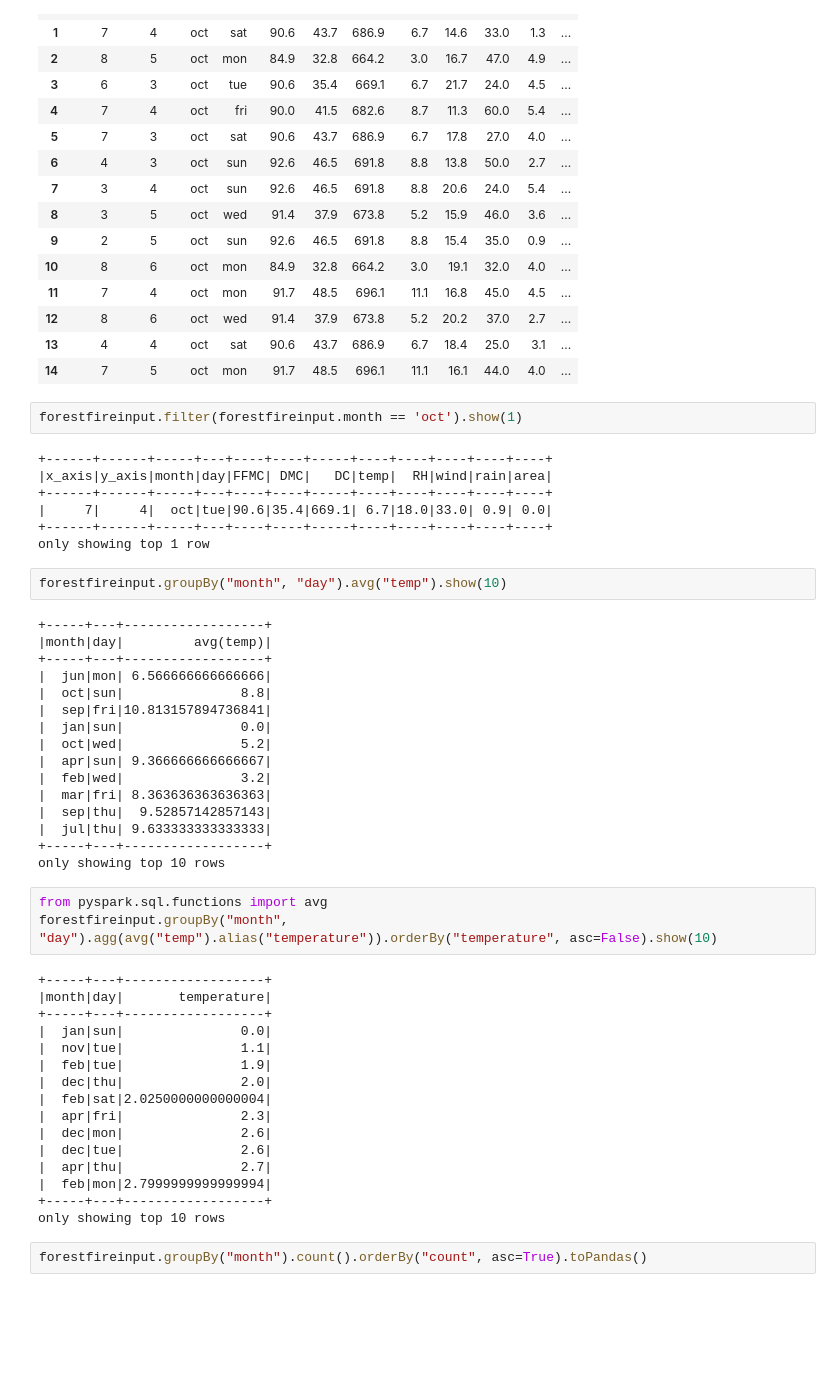
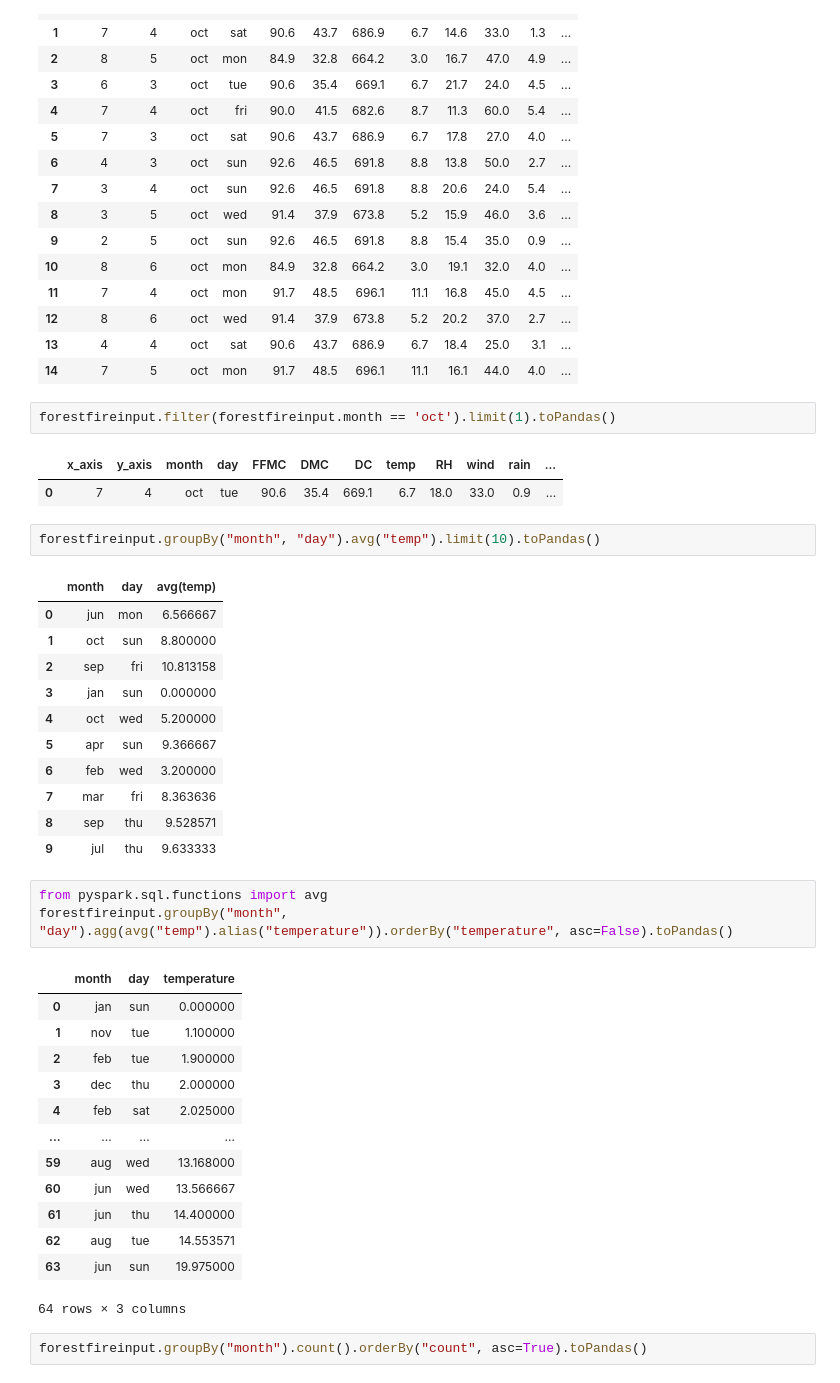
Before and after one commit to ja8an/big-data, a Jupyter notebook: SparkSQL.ipynb, the cells around one changed output. Cells and saved outputs as stored; diff of their text form; blank space fills up the shorter version.

```diff
--- a/SparkSQL.ipynb
+++ b/SparkSQL.ipynb
@@ -141,51 +133,41 @@ forestfireinput[forestfireinput.month.like("o%")][forestfireinput.month.like('%t
 | 13 | 4 | 4 | oct | sat | 90.6 | 43.7 | 686.9 | 6.7 | 18.4 | 25.0 | 3.1 | ... |
 | 14 | 7 | 5 | oct | mon | 91.7 | 48.5 | 696.1 | 11.1 | 16.1 | 44.0 | 4.0 | ... |
 # %%
-forestfireinput.filter(forestfireinput.month == 'oct').show(1)
+forestfireinput.filter(forestfireinput.month == 'oct').limit(1).toPandas()
 # %% [output]
-+------+------+-----+---+----+----+-----+----+----+----+----+----+
-|x_axis|y_axis|month|day|FFMC| DMC|   DC|temp|  RH|wind|rain|area|
-+------+------+-----+---+----+----+-----+----+----+----+----+----+
-|     7|     4|  oct|tue|90.6|35.4|669.1| 6.7|18.0|33.0| 0.9| 0.0|
-+------+------+-----+---+----+----+-----+----+----+----+----+----+
-only showing top 1 row
+|  | x_axis | y_axis | month | day | FFMC | DMC | DC | temp | RH | wind | rain | ... |
+| 0 | 7 | 4 | oct | tue | 90.6 | 35.4 | 669.1 | 6.7 | 18.0 | 33.0 | 0.9 | ... |
 # %%
-forestfireinput.groupBy("month", "day").avg("temp").show(10)
+forestfireinput.groupBy("month", "day").avg("temp").limit(10).toPandas()
 # %% [output]
-+-----+---+------------------+
-|month|day|         avg(temp)|
-+-----+---+------------------+
-|  jun|mon| 6.566666666666666|
-|  oct|sun|               8.8|
-|  sep|fri|10.813157894736841|
-|  jan|sun|               0.0|
-|  oct|wed|               5.2|
-|  apr|sun| 9.366666666666667|
-|  feb|wed|               3.2|
-|  mar|fri| 8.363636363636363|
-|  sep|thu|  9.52857142857143|
-|  jul|thu| 9.633333333333333|
-+-----+---+------------------+
-only showing top 10 rows
+|  | month | day | avg(temp) |
+| 0 | jun | mon | 6.566667 |
+| 1 | oct | sun | 8.800000 |
+| 2 | sep | fri | 10.813158 |
+| 3 | jan | sun | 0.000000 |
+| 4 | oct | wed | 5.200000 |
+| 5 | apr | sun | 9.366667 |
+| 6 | feb | wed | 3.200000 |
+| 7 | mar | fri | 8.363636 |
+| 8 | sep | thu | 9.528571 |
+| 9 | jul | thu | 9.633333 |
 # %%
 from pyspark.sql.functions import avg
-forestfireinput.groupBy("month", "day").agg(avg("temp").alias("temperature")).orderBy("temperature", asc=False).show(10)
+forestfireinput.groupBy("month", "day").agg(avg("temp").alias("temperature")).orderBy("temperature", asc=False).toPandas()
 # %% [output]
+|  | month | day | temperature |
+| 0 | jan | sun | 0.000000 |
+| 1 | nov | tue | 1.100000 |
+| 2 | feb | tue | 1.900000 |
+| 3 | dec | thu | 2.000000 |
+| 4 | feb | sat | 2.025000 |
+| ... | ... | ... | ... |
+| 59 | aug | wed | 13.168000 |
+| 60 | jun | wed | 13.566667 |
+| 61 | jun | thu | 14.400000 |
+| 62 | aug | tue | 14.553571 |
+| 63 | jun | sun | 19.975000 |
-+-----+---+------------------+
-|month|day|       temperature|
-+-----+---+------------------+
-|  jan|sun|               0.0|
-|  nov|tue|               1.1|
-|  feb|tue|               1.9|
-|  dec|thu|               2.0|
-|  feb|sat|2.0250000000000004|
-|  apr|fri|               2.3|
-|  dec|mon|               2.6|
-|  dec|tue|               2.6|
-|  apr|thu|               2.7|
-|  feb|mon|2.7999999999999994|
-+-----+---+------------------+
-only showing top 10 rows
+64 rows × 3 columns
 # %%
 forestfireinput.groupBy("month").count().orderBy("count", asc=True).toPandas()
 # %% [output]
```
Also changed, not shown: parts of 4 cells of this notebook.
